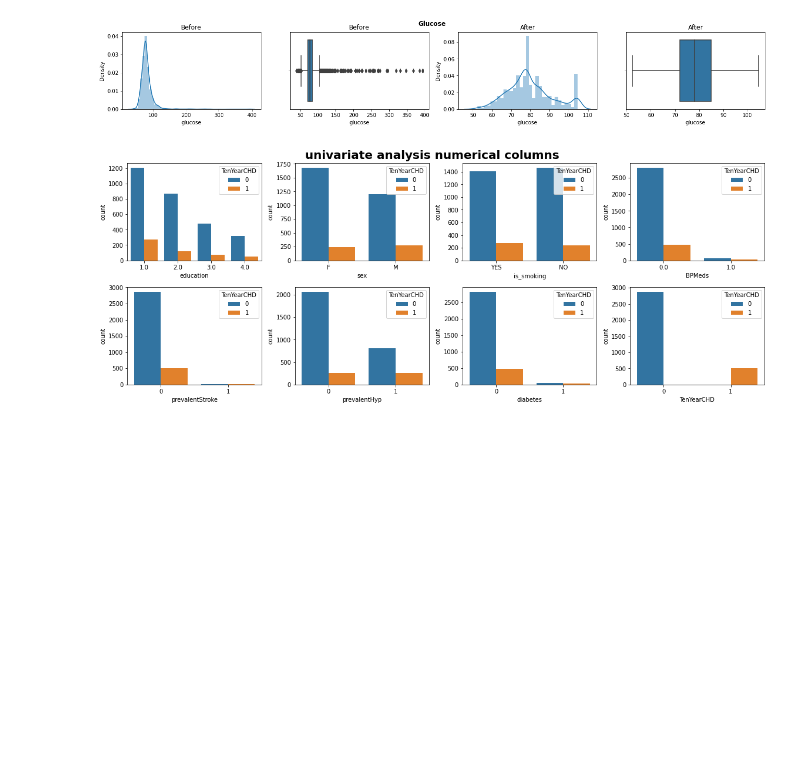
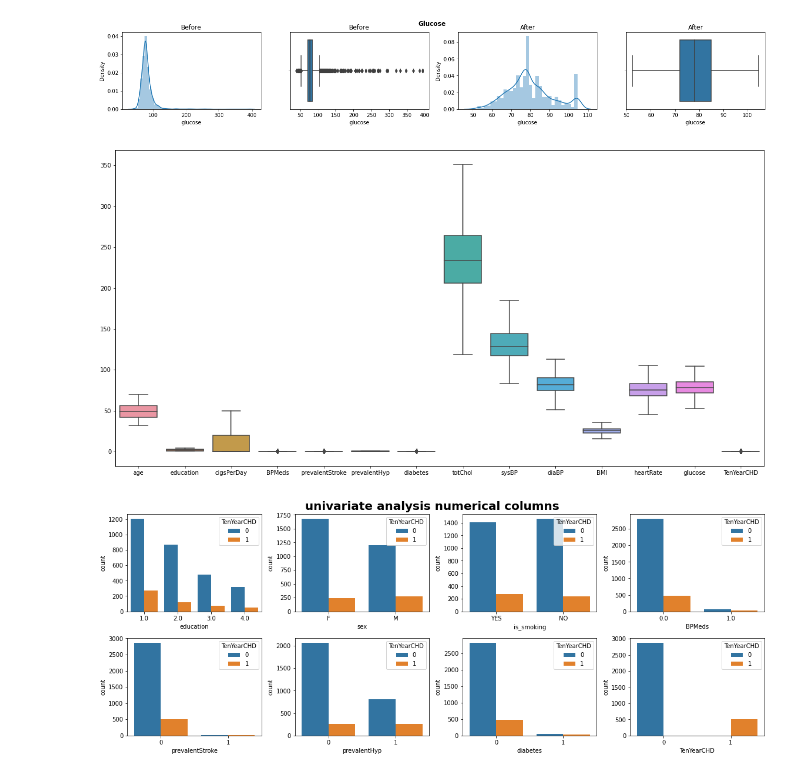
Before and after one commit to harkpun/Cardiovascular-Risk-Prediction, a Jupyter notebook: Cardiovascular_Risk_Prediction.ipynb, the cells around one changed output. Drawn from its saved outputs; the diff is of its cells as text; code cells hidden in the pictures; blank space fills up the shorter version.

```diff
--- a/Cardiovascular_Risk_Prediction.ipynb
+++ b/Cardiovascular_Risk_Prediction.ipynb
@@ -329,6 +330,13 @@ for col in numeric_features:
 [figure]
 [figure]
 [figure]
+# %%
+#Having a look at the box plot in order to look for the outliers
+plt.figure(figsize=(20,10), facecolor='w')
+sns.boxplot(data=df1)
+plt.show()
+# %% [output]
+[figure, added]
 # %%
 plt.figure(figsize=(16,6))
 plt.suptitle('univariate analysis numerical columns', fontsize=20, fontweight='bold', y=1.02)
```
Also changed, not shown: parts of 53 cells of this notebook.
